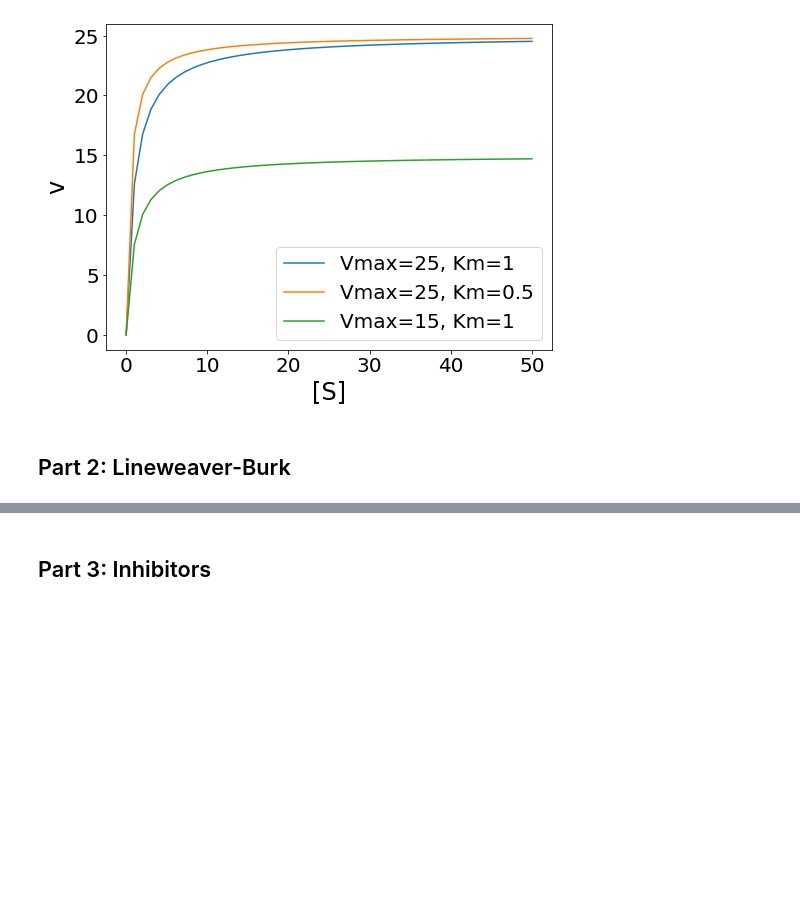
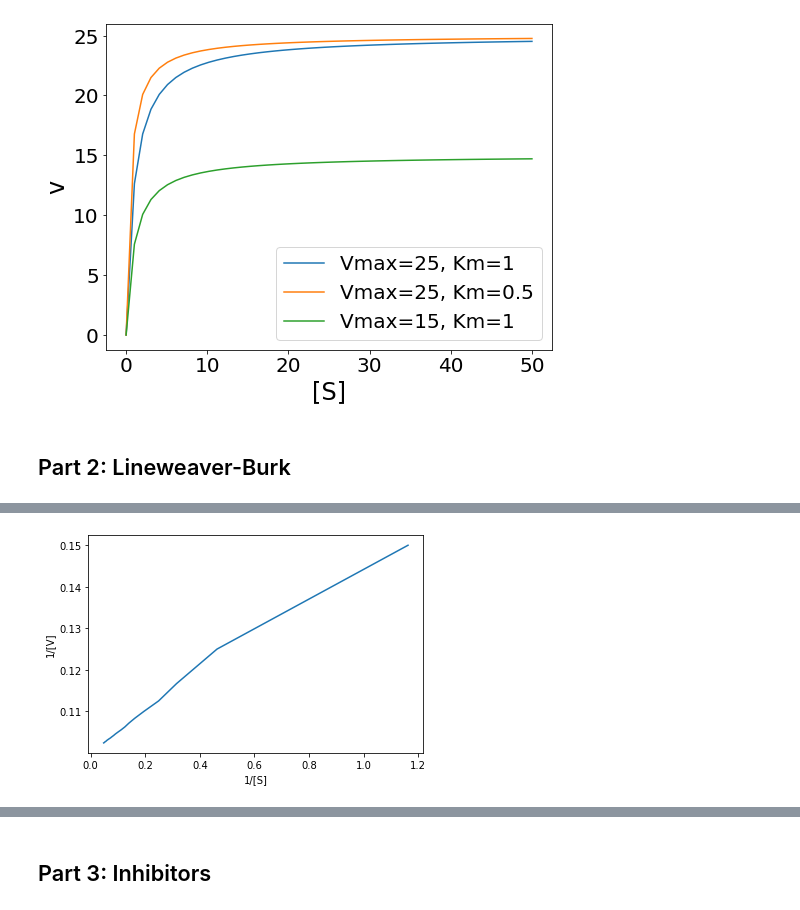
Before and after one commit to Nickvs99/ComputationalBiology, a Jupyter notebook: Set1/set1.ipynb, the cells around one changed output, grey strips where cells are left out. Cells and saved outputs as stored; diff of their text form; code cells hidden in the pictures; blank space fills up the shorter version.

```diff
--- a/Set1/set1.ipynb
+++ b/Set1/set1.ipynb
@@ -53,0 +62,4 @@ plt.show()
+# %%
+LB_plot()
+# %% [output]
+[figure, added]
```
Also changed, not shown: parts of 3 cells of this notebook, 1 other file.
